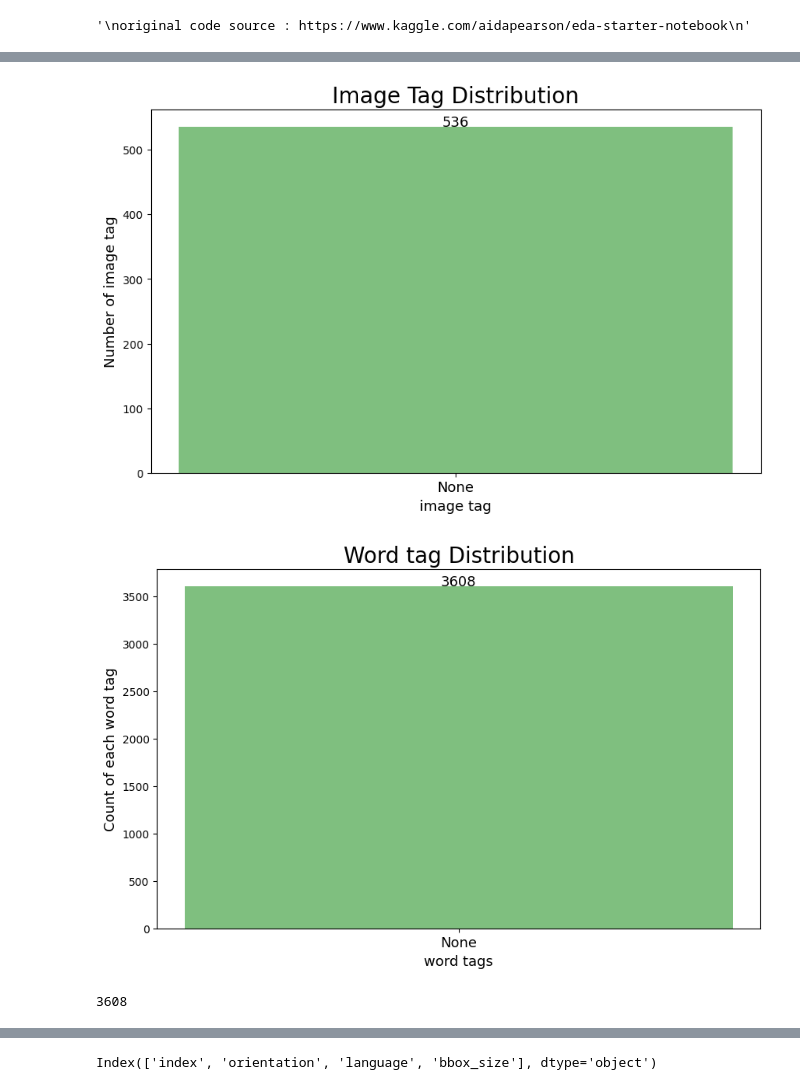
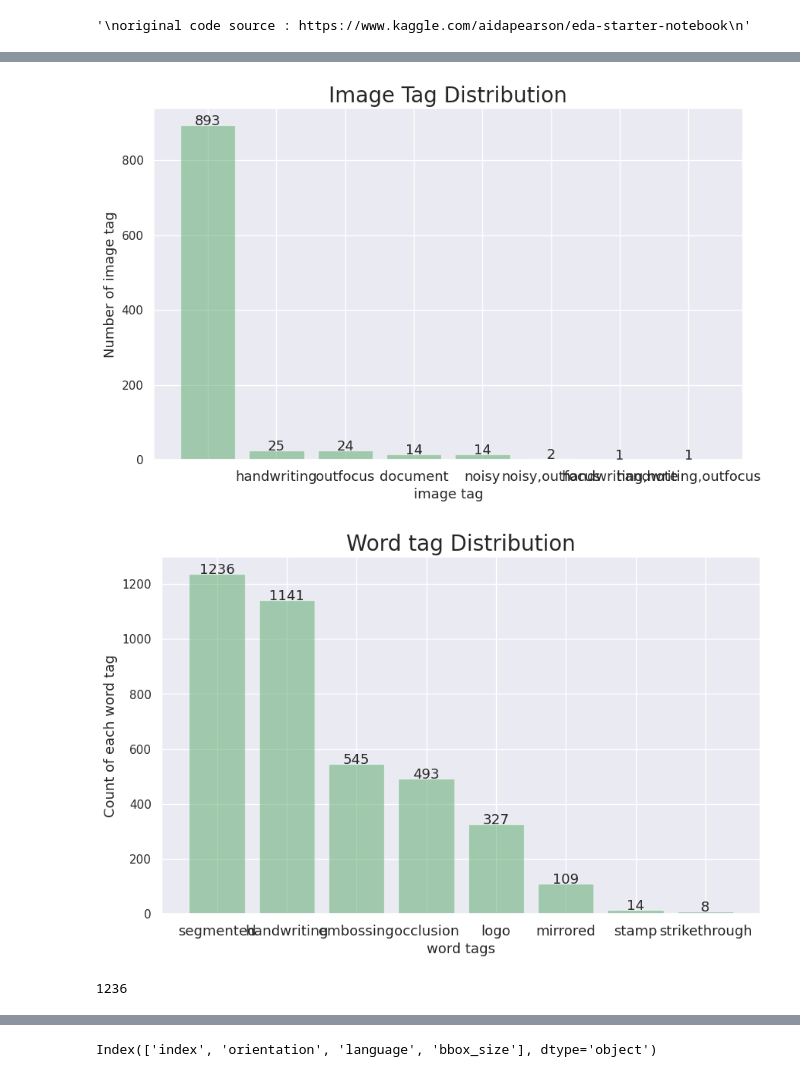
Before and after one commit to boostcampaitech4lv23cv3/level2_dataannotation_cv-level2-cv-18, a Jupyter notebook: EDA/OCR_EDA_Add.ipynb, the cells around one changed output, grey strips where cells are left out. Drawn from its saved outputs; the diff is of its cells as text; code cells hidden in the pictures.

```diff
--- a/EDA/OCR_EDA_Add.ipynb
+++ b/EDA/OCR_EDA_Add.ipynb
@@ -39,7 +39,7 @@ def read_json(filename):
     return ann
 # %%
 # gt file과 raw image file path를 이용해 데이터를 불러온다. 아래 경로는 예시.
-data = read_json("../../input/data/ICDAR17_Korean/ufo/train.json")
+data = read_json("../../input/data/dataset/ufo/annotation.json")
 # %%
 def get_box_size(quads):
     """ 단어 영역의 사각형 좌표가 주어졌을 때 가로, 세로길이를 계산해주는 함수.
@@ -123,7 +123,7 @@ ver_sizes = []
 irr_sizes = []
 languages = []
 orientation = []
-word_tags = []
+tags = []
 aspect_ratio = []
 ver_string = []
 
@@ -144,10 +144,10 @@ for image_key, image_value in data["images"].items():
             seq_length.append(len(word['transcription']))
             languages.append(word['language'])
             languages = [['None'] if v is None else v for v in languages] # our data does not inlcude multi-language words
-            if word['word_tags'] != None:
-                word_tags.extend(word['word_tags'][:])
-            elif word['word_tags']== None:
-                word_tags.append('None')
+            if word['tags'] != None:
+                tags.extend(word['tags'][:])
+            elif word['tags']== None:
+                tags.append('None')
             poly = np.int32(word['points'])
             size = rectify_poly(poly, word['orientation'], img_w, img_h)
             if word['orientation'] == 'Horizontal':
@@ -259,20 +266,20 @@ img_tag_df = create_count_df(df=image_df, field='image_tags', index='image')
 plot_count_df(df=img_tag_df, field='image_tags', random_sample=False, color='g', rotation=0, xlabel='image tag', \
               ylabel='Number of image tag', title='Image Tag Distribution')
 # %% [output]
-[figure, old version]
+[figure, new version]
 # %%
 # Total word tags
-word_tag_df = pd.DataFrame(word_tags, columns = ['word_tags'])
-word_tag_df['index'] = [i for i in range(len(word_tags))]
+word_tag_df = pd.DataFrame(tags, columns = ['word_tags'])
+word_tag_df['index'] = [i for i in range(len(tags))]
 word_tag_df = create_count_df(word_tag_df, field='word_tags',index='index')
 plot_count_df(df=word_tag_df, field='word_tags', random_sample=False, color='g', rotation=0, xlabel='word tags', \
               ylabel='Count of each word tag', title='Word tag Distribution')
 # %% [output]
-[figure, old version]
+[figure, new version]
 # %%
 word_tag_df.iloc[0]['word_tags_count']
 # %% [output]
-3608
+1236
 # %%
 def plot_dist(df, field, bins, color, xlabel, ylabel, title):
     sns.set(color_codes=True)
```
Also changed, not shown: parts of 17 cells of this notebook, 1 other file.
